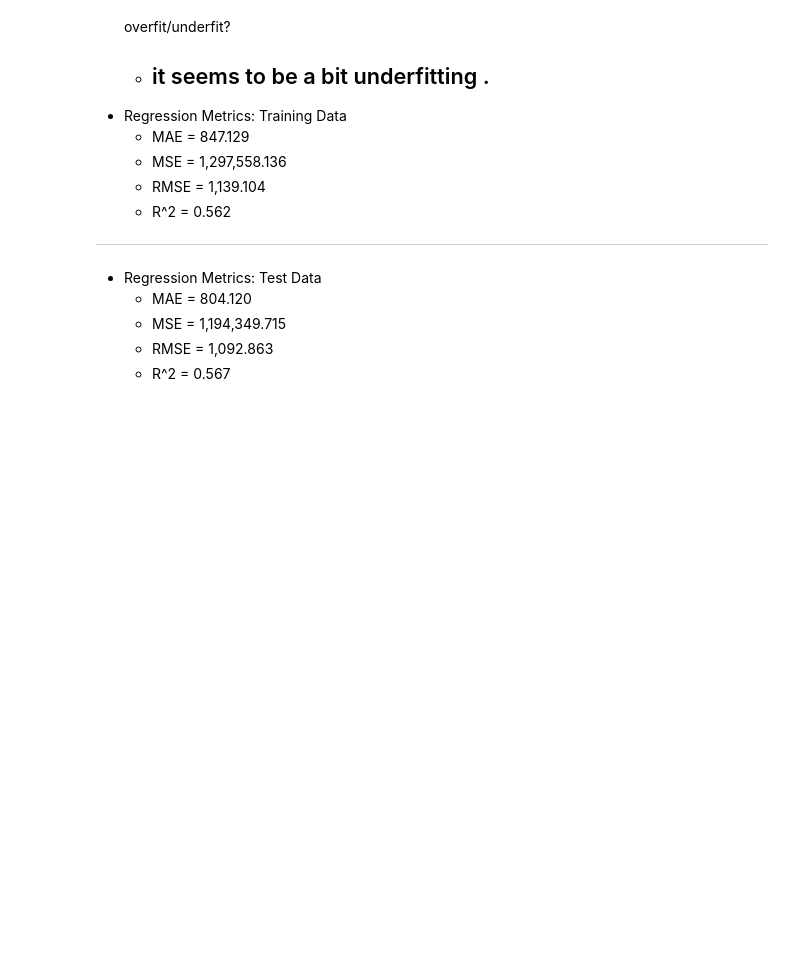
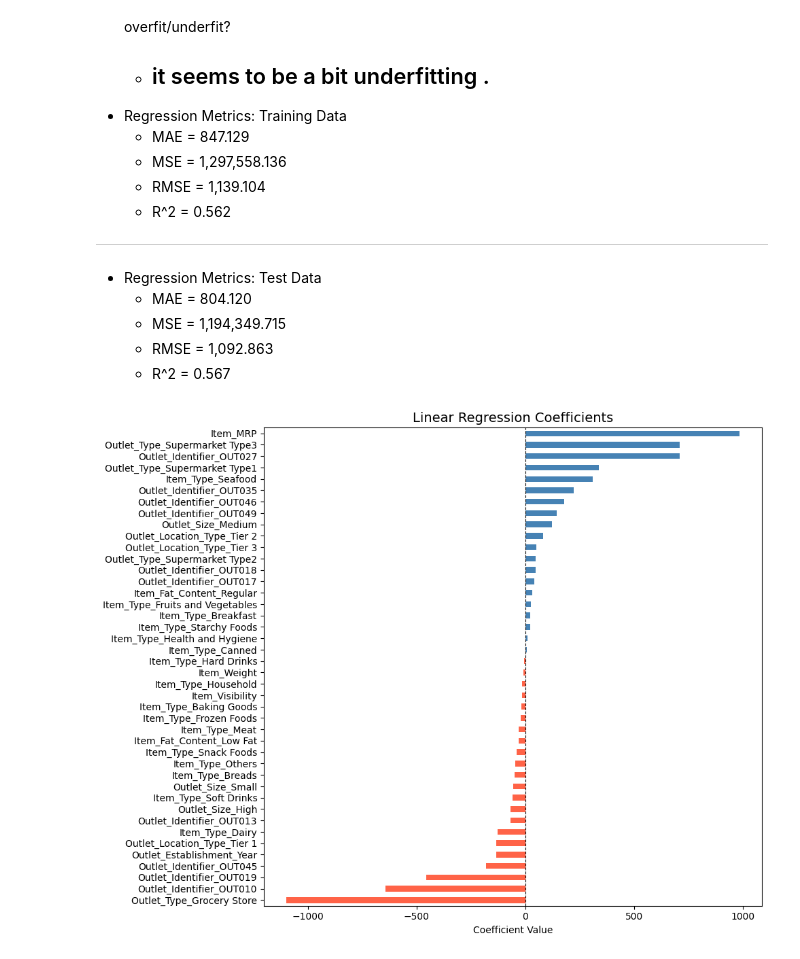
Before and after one commit to insafroumy/Prediction-of-Product-Sales, a Jupyter notebook: prediction_of_product_sales.ipynb, the cells around one changed output. Cells and saved outputs as stored; diff of their text form; code cells hidden in the pictures; blank space fills up the shorter version.

```diff
--- a/prediction_of_product_sales.ipynb
+++ b/prediction_of_product_sales.ipynb
@@ -1367,3 +1367,18 @@ Regression Metrics: Test Data
       - MSE = 1,194,349.715
       - RMSE = 1,092.863
       - R^2 = 0.567
+# %%
+coefficients = pd.Series(lin_reg.coef_, index=X_train_processed.columns)
+
+coefficients_sorted = coefficients.sort_values()
+
+fig, ax = plt.subplots(figsize=(10, 8))
+colors = ['tomato' if c < 0 else 'steelblue' for c in coefficients_sorted]
+coefficients_sorted.plot(kind='barh', ax=ax, color=colors)
+
+ax.set_title('Linear Regression Coefficients', fontsize=14)
+ax.set_xlabel('Coefficient Value')
+ax.axvline(x=0, color='black', linewidth=0.8, linestyle='--')
+plt.tight_layout()
+# %% [output]
+[figure, added]
```
Also changed, not shown: parts of 1 cell of this notebook.
